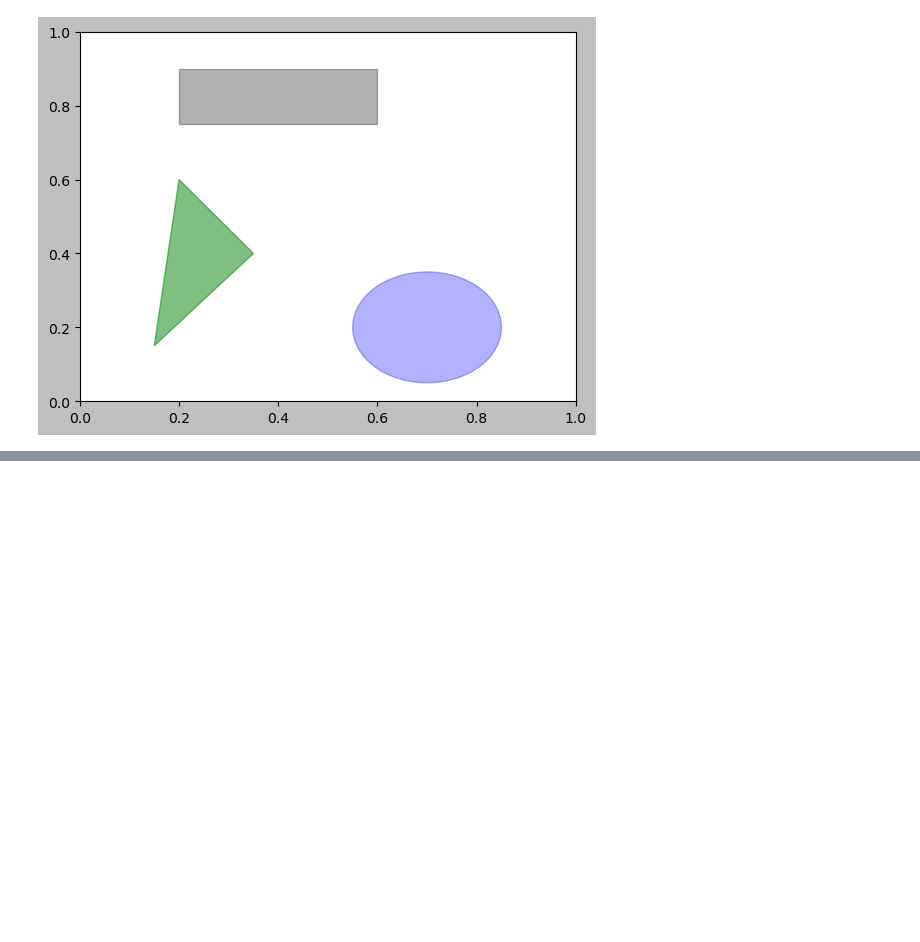
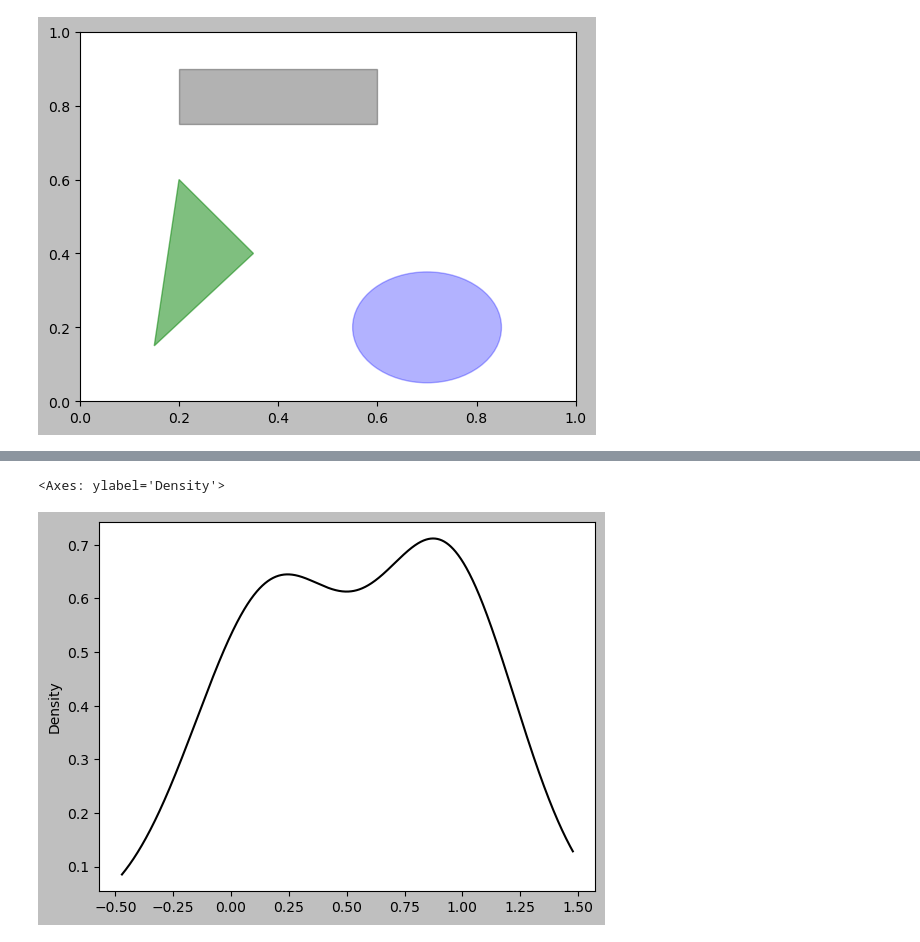
Before and after one commit to asad-naeem/Turing-Sprint4, a Jupyter notebook: charts.ipynb, the cells around one changed output, grey strips where cells are left out. Drawn from its saved outputs; the diff is of its cells as text; code cells hidden in the pictures; blank space fills up the shorter version.

Commit message:
Charts Learning

```diff
--- a/charts.ipynb
+++ b/charts.ipynb
@@ -184,0 +185,5 @@ df.plot.bar(stacked=True)
+# %%
+df["A"].plot.density()
+# %% [output]
+<Axes: ylabel='Density'>
+[figure, added]
```
Also changed, not shown: parts of 13 cells of this notebook.
